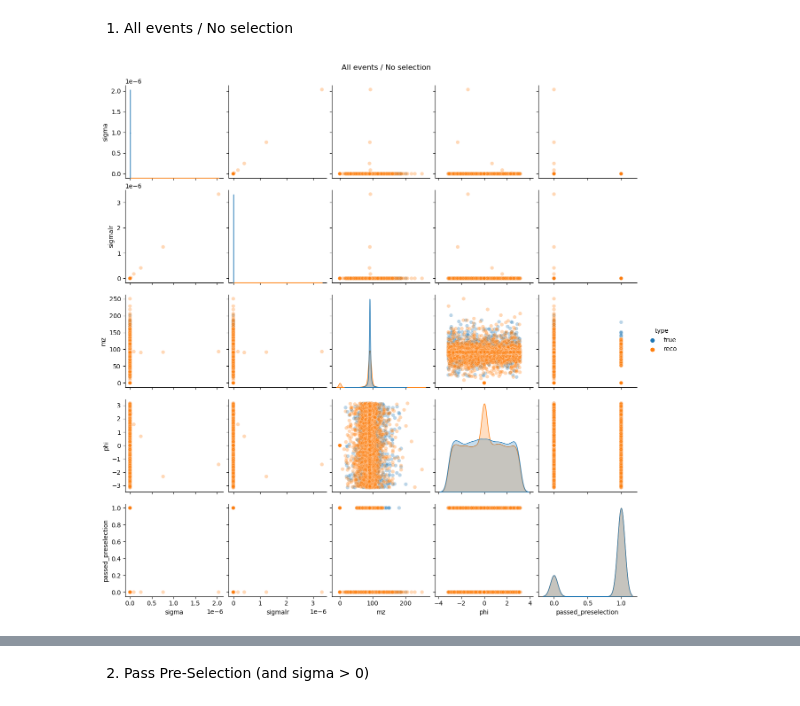
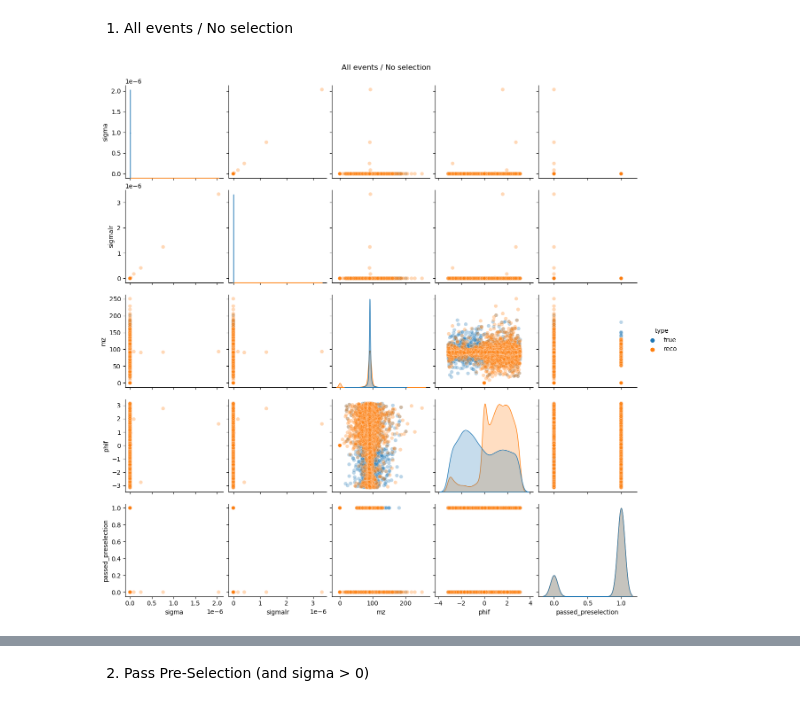
Before and after one commit to ILDAnaSoft/ZHH, a Jupyter notebook: view.ipynb, the cells around one changed output, grey strips where cells are left out. Drawn from its saved outputs; the diff is of its cells as text; code cells hidden in the pictures.

```diff
--- a/view.ipynb
+++ b/view.ipynb
@@ -230,8 +218,9 @@ f.set(title="Passed pre-selection, but invalid sigma")
 # %% [markdown]
 1. All events / No selection
 # %%
-f = sns.pairplot(data_split, hue="type", vars=["sigma", "sigmalr", "mz", "phi", "passed_preselection"], plot_kws=dict( alpha=0.3 ))
-f.fig.suptitle("All events / No selection", y=1.01)
+f = sns.pairplot(data_split, hue="type", vars=["sigma", "sigmalr", "mz", "phif", "passed_preselection"], plot_kws=dict( alpha=0.3 ))
+f.fig.suptitle(title, y=1.01)
+
 plt.savefig("1_no_selection_pairplot.pdf")
 # %% [output]
-[figure, old version]
+[figure, new version]
```
Also changed, not shown: parts of 18 cells of this notebook, 2 other files.
